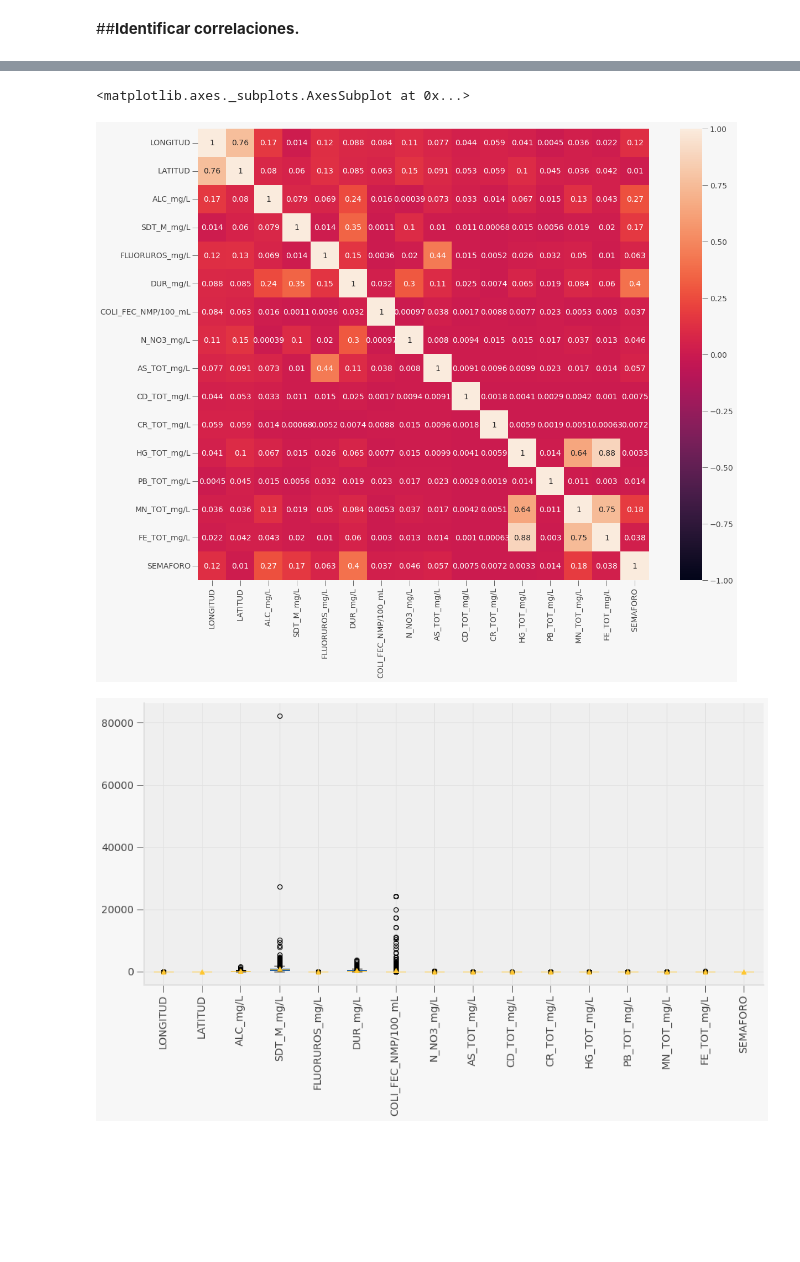
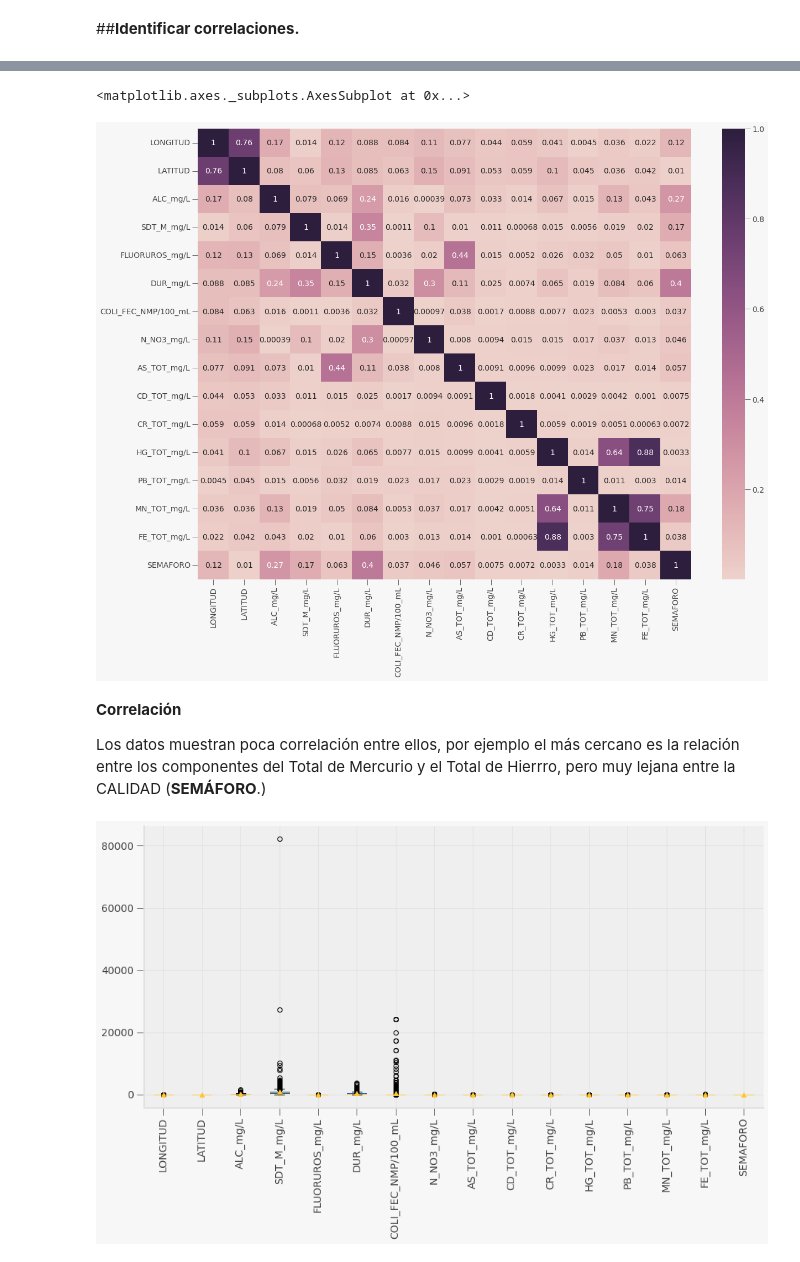
Before and after one commit to PosgradoMNA/actividades-del-projecto-equipo_98, a Jupyter notebook: Reto_DS_Parte_1.ipynb, the cells around one changed output, grey strips where cells are left out. Drawn from its saved outputs; the diff is of its cells as text; code cells hidden in the pictures; blank space fills up the shorter version.

```diff
--- a/Reto_DS_Parte_1.ipynb
+++ b/Reto_DS_Parte_1.ipynb
@@ -668,12 +668,16 @@ df_sub.corr()
 # %%
 correlacion = df_sub.corr().abs()
 
 f, ax = plt.subplots(figsize = (20,15))
 
-sns.heatmap(correlacion, vmax = 1, vmin = -1, square = True, annot = True)
+sns.heatmap(correlacion, cmap=sns.cubehelix_palette(as_cmap=True), annot=True)
 # %% [output]
 <matplotlib.axes._subplots.AxesSubplot at 0x...>
-[figure, old version]
+[figure, new version]
+# %% [markdown]
+**Correlación**
+
+Los datos muestran poca correlación entre ellos, por ejemplo el más cercano es la relación entre los componentes del Total de Mercurio y el Total de Hierrro, pero muy lejana entre la CALIDAD (**SEMÁFORO**.)
 # %%
 outliers = df_sub.boxplot(figsize = (15,7),showmeans = True)
 outliers.plot()
```
Also changed, not shown: parts of 25 cells of this notebook.
